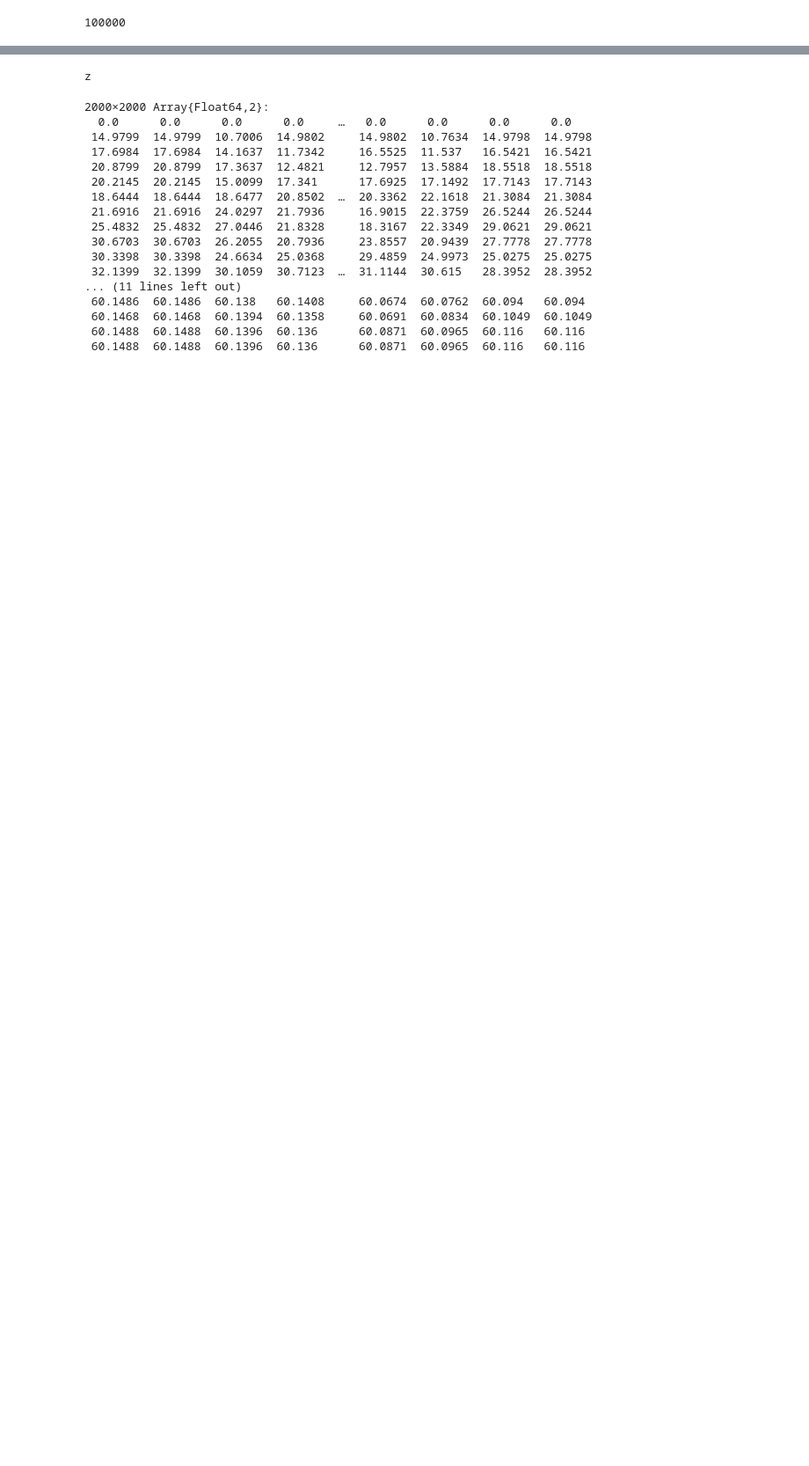
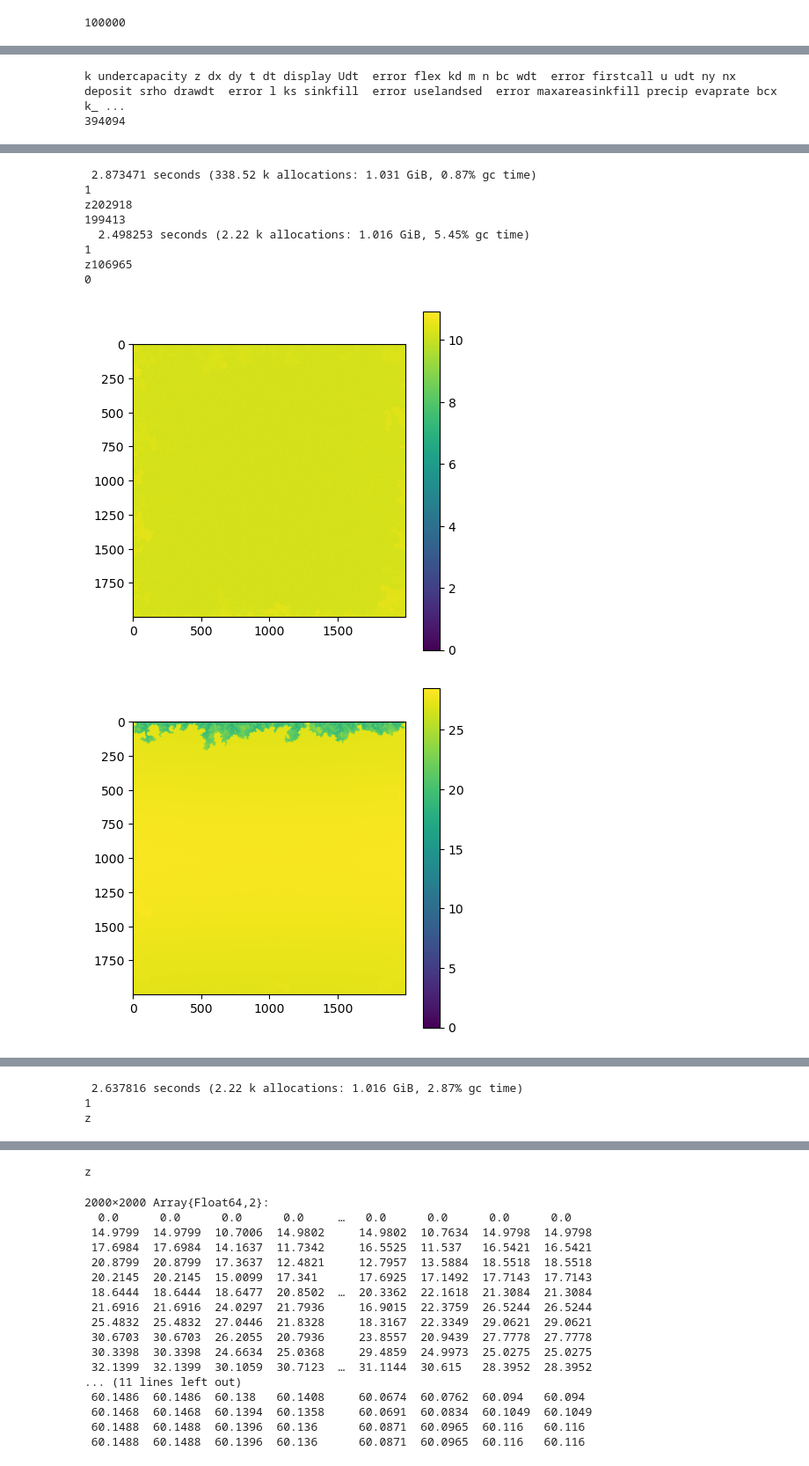
Before and after one commit to ruetg/LEMUR, a Jupyter notebook: julia/lemur.ipynb, the cells around one changed output, grey strips where cells are left out. Shown at 88% size. Cells and saved outputs as stored; diff of their text form; code cells hidden in the pictures; blank space fills up the shorter version.

```diff
--- a/julia/lemur.ipynb
+++ b/julia/lemur.ipynb
@@ -96,7 +58,7 @@ lemur_params.bc[:, 1] .= 0
 lemur_params.bc[:, end] .= 0
 lemur_params.bc[1, :] .= 1
 lemur_params.bc[end, :] .= 0
-bcx = lemur_params.bc
+lemur_params.bcx = lemur_params.bc
 lemur_params.z[lemur_params.bc .== 1] .= 0
 lemur_params.bc = vec(lemur_params.bc)
 lemur_params.k_sed = 1e-6
@@ -111,8 +73,8 @@ lemur_params.maxareasinkfill = 1000000
 lemur_params.precip = 1
 lemur_params.kd = 1
 lemur_params.ks = 0
-lemur_params.dt = 2e5
-lemur_params.t = 1e6
+lemur_params.dt = 1e6
+lemur_params.t = 2e6
 lemur_params.undercapacity = zeros(lemur_params.ny,lemur_params.nx)
 lemur_params.k_sed = lemur_params.k
 lemur_params.flex = 20e3
@@ -200,0 +92,6 @@ AbstractPlotting.inline!(true)
+# %%
+include("/Users/gr_1/Documents/lemur/julia/run_lemur.jl")
+run_lemur.run(lemur_params)
+# %% [output]
+k undercapacity z dx dy t dt display Udt  error flex kd m n bc wdt  error firstcall u udt ny nx deposit srho drawdt  error l ks sinkfill  error uselandsed  error maxareasinkfill precip evaprate bcx k_ ...
+394094
@@ -200,0 +99,10 @@ AbstractPlotting.inline!(true)
+ 2.873471 seconds (338.52 k allocations: 1.031 GiB, 0.87% gc time)
+1
+z202918
+199413
+  2.498253 seconds (2.22 k allocations: 1.016 GiB, 5.45% gc time)
+1
+z106965
+0
+[figure, added]
+[figure, added]
@@ -201,3 +110,6 @@ AbstractPlotting.inline!(true)
+ 2.637816 seconds (2.22 k allocations: 1.016 GiB, 2.87% gc time)
+1
+z
 # %%
 using AbstractPlotting, WGLMakie
 surface(z,colormap = Reverse(:Spectral))
```
Also changed, not shown: parts of 12 cells of this notebook, 1 other file.
